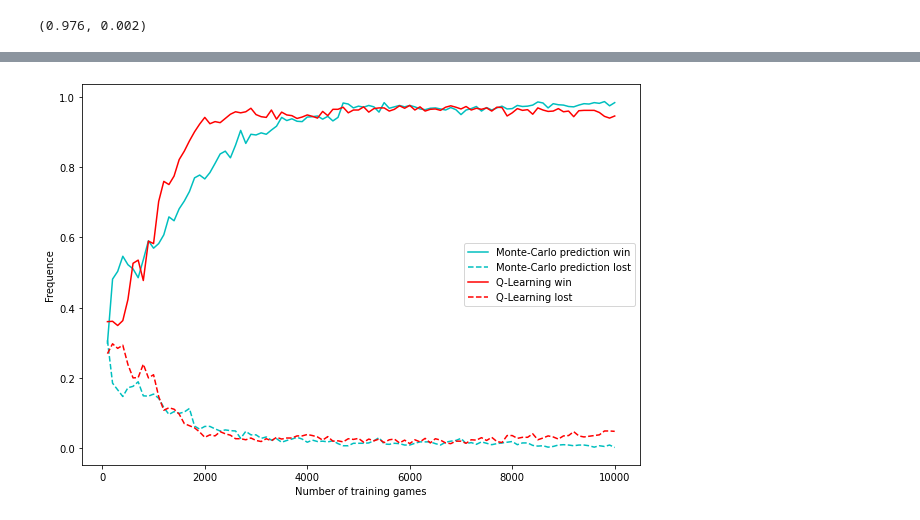
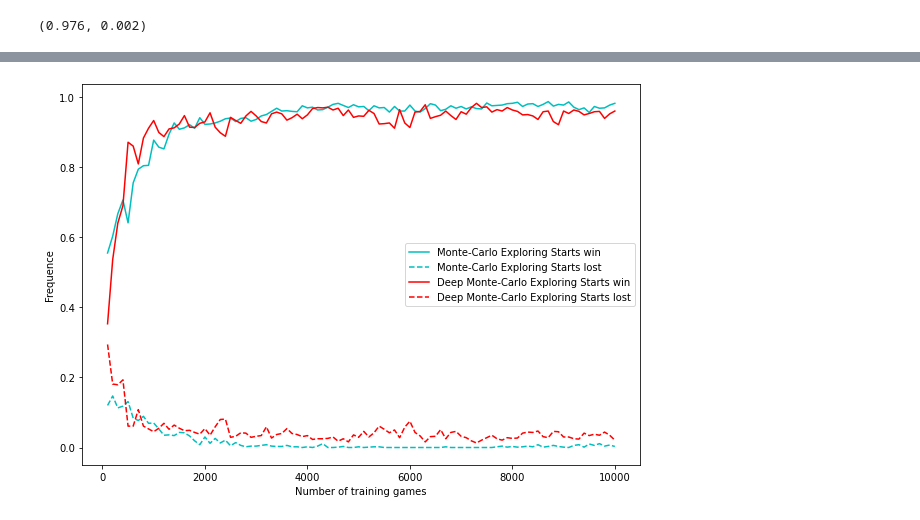
Before and after one commit to AMasquelier/Reinforcement-Learning, a Jupyter notebook: Tests.ipynb, the cells around one changed output, grey strips where cells are left out. Cells and saved outputs as stored; diff of their text form; code cells hidden in the pictures.

```diff
--- a/Tests.ipynb
+++ b/Tests.ipynb
@@ -45,5 +46,5 @@ learning_curve(game, MCPrediction(game), n_games=100)
 # %%
 game = TicTacToe()
-compare_learning_curve(game, MCPrediction(game), QLearning(game, alpha=0.8), n_games=1000)
+compare_learning_curve(game, MCES(game), DeepMCES(game), n=10000, n_games=1000)
 # %% [output]
-[figure, old version]
+[figure, new version]
```
Also changed, not shown: parts of 6 cells of this notebook, 11 other files.
